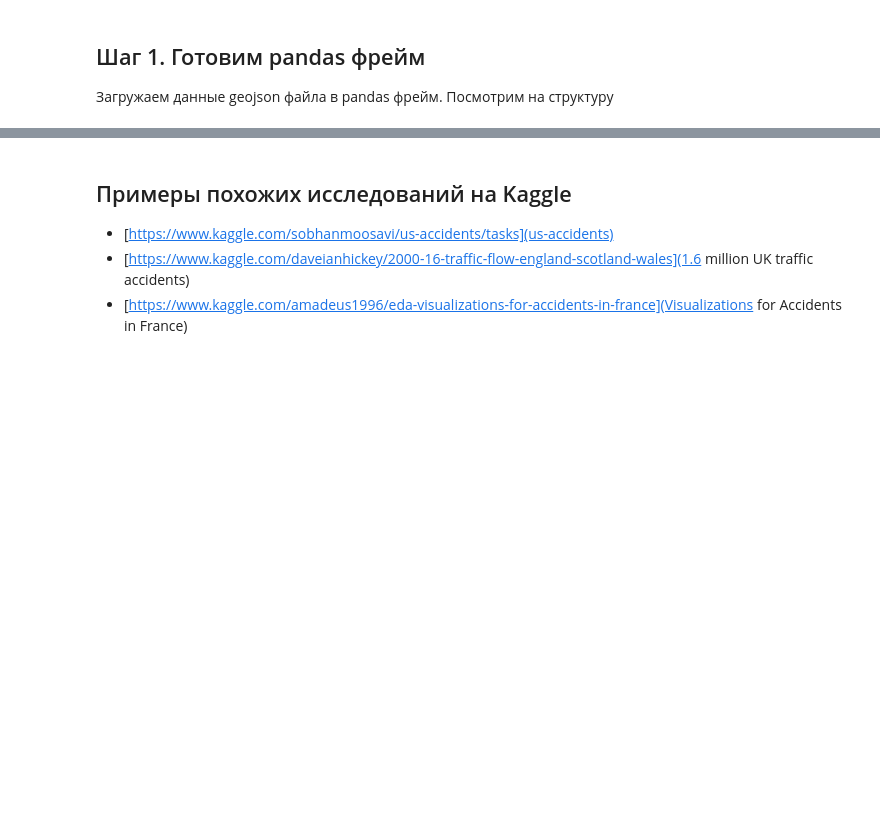
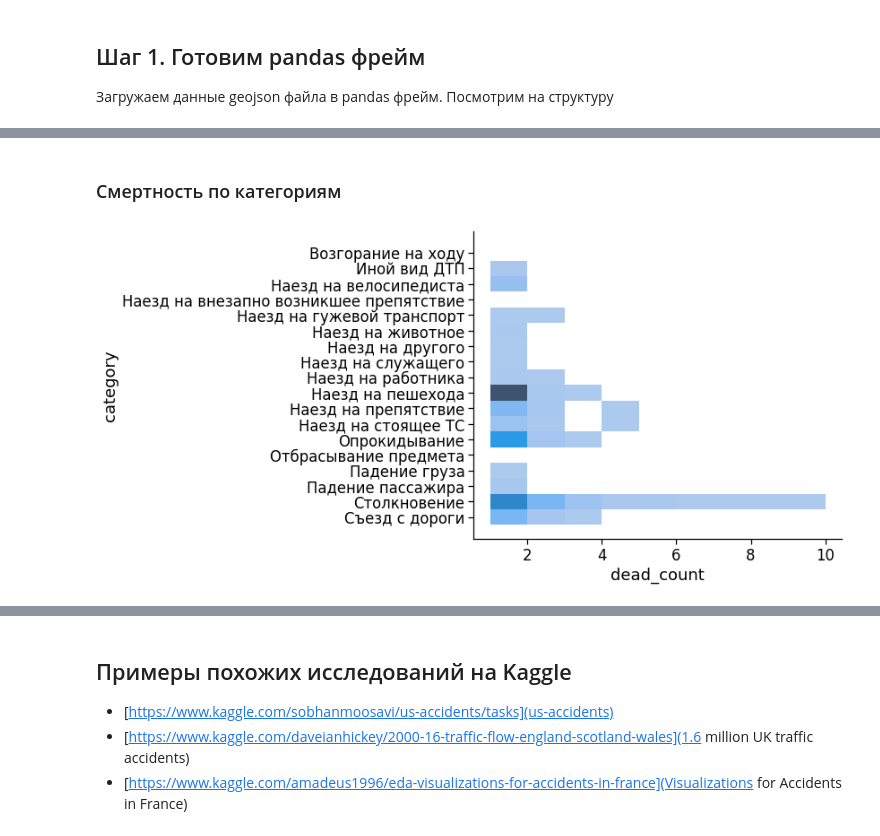
Before and after one commit to shlykov/dtp-stat-nb, a Jupyter notebook: dtp-regions.ipynb, the cells around one changed output, grey strips where cells are left out. Cells and saved outputs as stored; diff of their text form; code cells hidden in the pictures; blank space fills up the shorter version.

```diff
--- a/dtp-regions.ipynb
+++ b/dtp-regions.ipynb
@@ -319,0 +123,7 @@ for column in ['scheme', 'category', 'severity', 'region', 'parent_region']:
+# %%
+display(Markdown('### Смертность по категориям'))
+sb.displot(df, x="dead_count",y = 'category',bins=[1, 2, 3, 4, 5, 6, 10,], aspect=2, height = 6)
+plt.show()
+# %% [output]
+### Смертность по категориям
+[figure, added]
```
Also changed, not shown: parts of 11 cells of this notebook.
